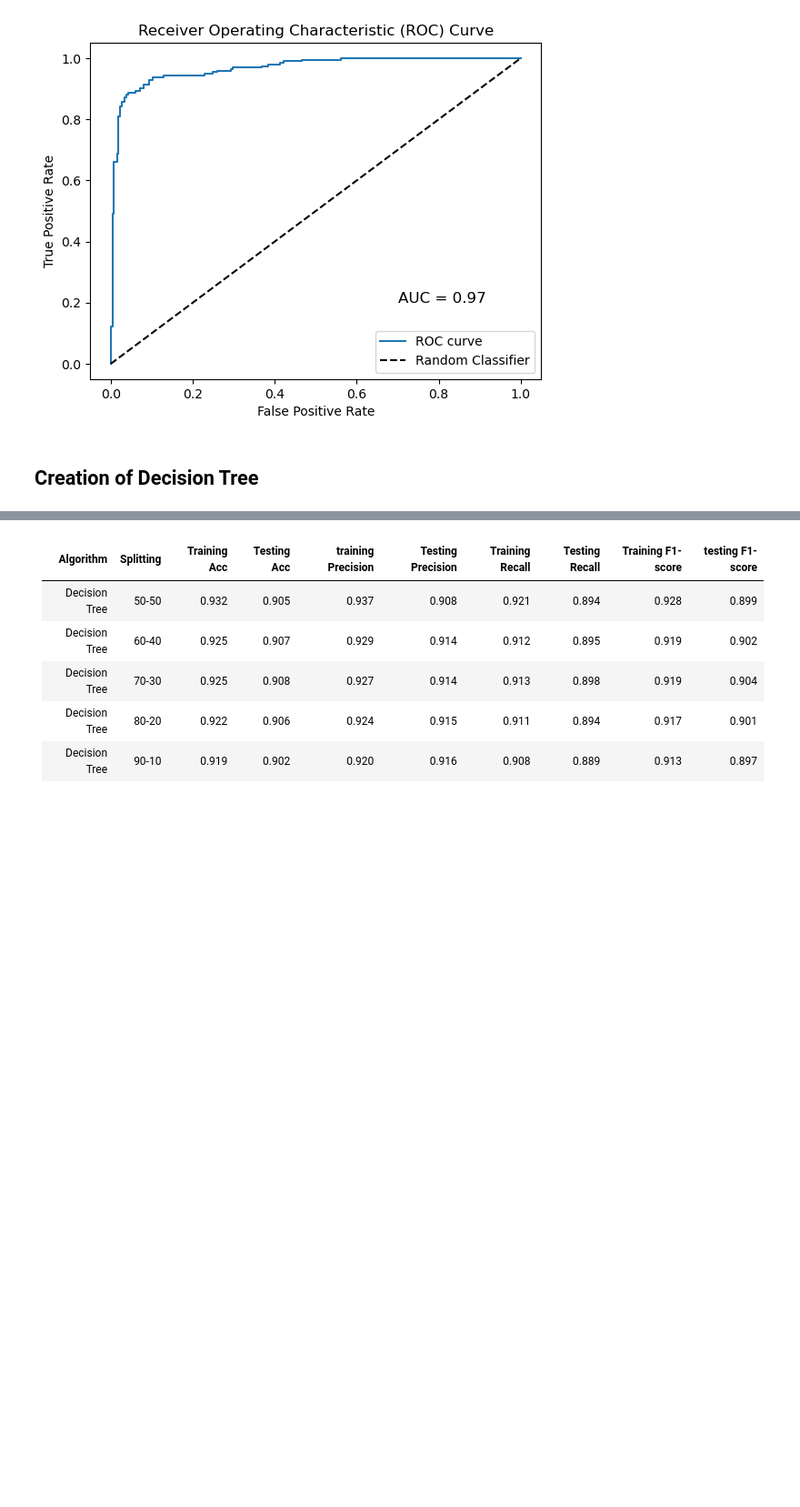
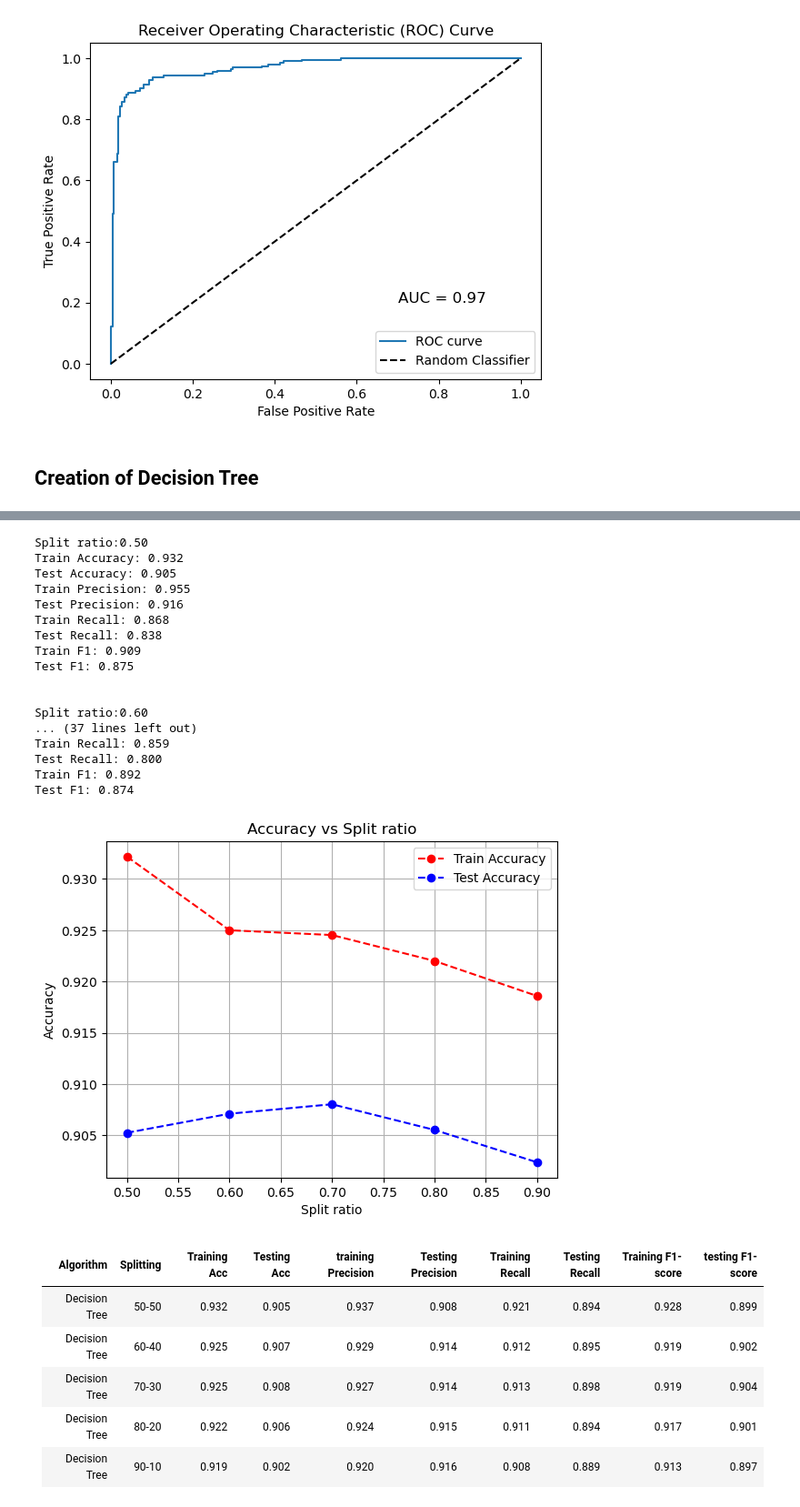
Before and after one commit to AromalShiney/FinalYearProject, a Jupyter notebook: Spambase_Prediction.ipynb, the cells around one changed output, grey strips where cells are left out. Shown at 91% size. Drawn from its saved outputs; the diff is of its cells as text; code cells hidden in the pictures; blank space fills up the shorter version.

```diff
--- a/Spambase_Prediction.ipynb
+++ b/Spambase_Prediction.ipynb
@@ -771,4 +666,4 @@ class DecisionTree:
         predictions = [self._predict_sample(x, self.tree) for x in X]
         return np.array(predictions)
 # %%
-dt = DecisionTree(max_depth=5)
+decision_tree = DecisionTree(max_depth=5)
@@ -843,3 +670,25 @@ Test F1-score: 0.897
+# %%
+split_ratios = [0.5, 0.6, 0.7, 0.8, 0.9]
+model_evaluation(decision_tree,X,y,split_ratios)
+# %% [output]
+Split ratio:0.50
+Train Accuracy: 0.932
+Test Accuracy: 0.905
+Train Precision: 0.955
+Test Precision: 0.916
+Train Recall: 0.868
+Test Recall: 0.838
+Train F1: 0.909
+Test F1: 0.875
+
+
+Split ratio:0.60
+... (37 lines left out)
+Train Recall: 0.859
+Test Recall: 0.800
+Train F1: 0.892
+Test F1: 0.874
+[figure, added]
 # %% [markdown]
 |Algorithm| Splitting|Training Acc| Testing Acc|training Precision|Testing Precision|Training Recall|Testing Recall|Training F1-score|testing F1-score|
 |--------------------|----------|-----|----|----|------|------|----|----|----|
```
Also changed, not shown: parts of 13 cells of this notebook.
